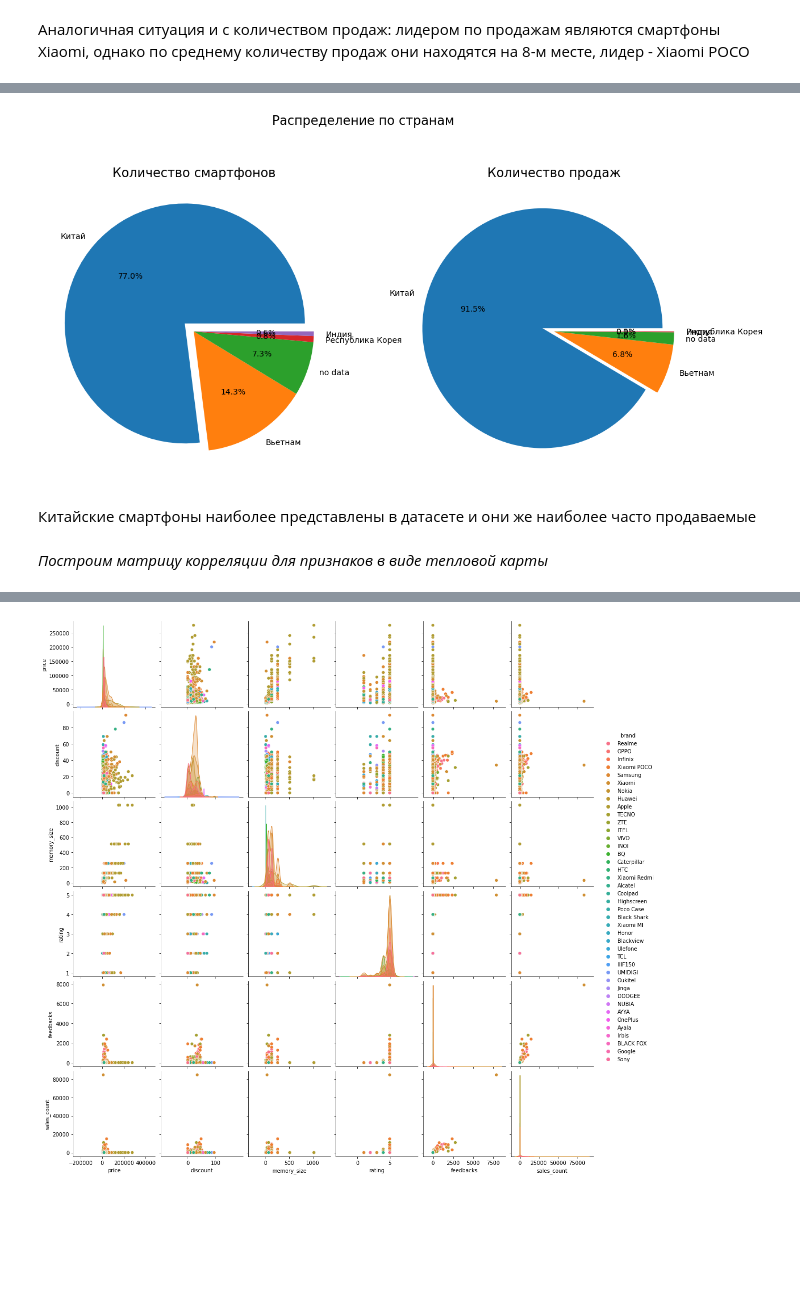
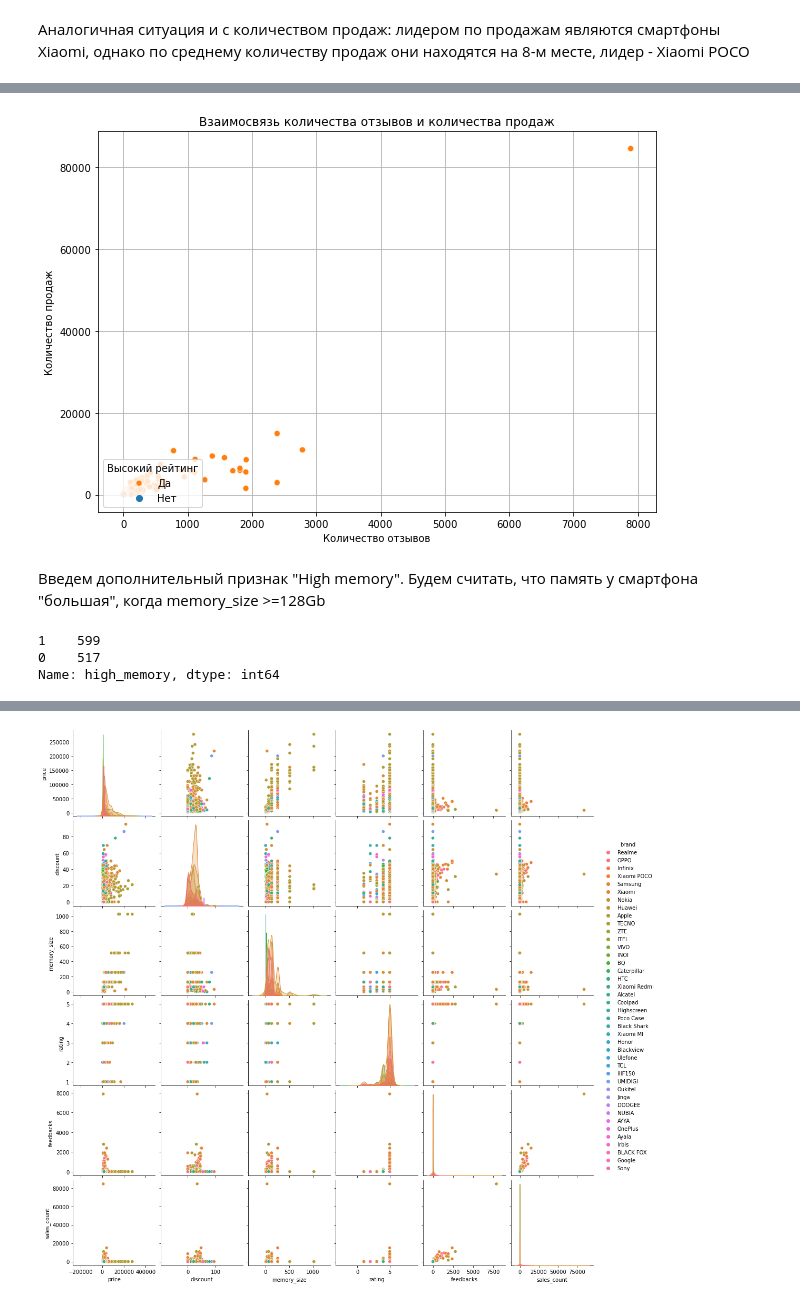
Before and after one commit to YurezSml/Dataton2022, a Jupyter notebook: DataAnalysisVisu.ipynb, the cells around one changed output, grey strips where cells are left out. Saved outputs shown, nothing was run; the diff lists cells and outputs as text; code cells hidden in the pictures; blank space fills up the shorter version.

Commit message:
Add files via upload
Обновлены Dataset_final_V4.csv, DataAnalysisVisu.ipynb, DataProcessing_2.ipynb после преобразования колонки 'CPUFreq'  в числовой формат

```diff
--- a/DataAnalysisVisu.ipynb
+++ b/DataAnalysisVisu.ipynb
@@ -239,28 +227,25 @@ Name: country, dtype: int64
-# %%
-fig, axes = plt.subplots(nrows=1, ncols=2, figsize=(15, 15))
-fig.suptitle('Распределение по странам', fontsize=16, y=0.75)
-
-countries_count = df['country'].value_counts()[:5]
-axes[0].pie(
-    countries_count,
-    labels=countries_count.index,
-    autopct='%.1f%%',
-    explode = [0.1, 0, 0, 0, 0]
-);
-axes[0].set_title('Количество смартфонов', fontsize=16)
-
-summ_feedbacks_by_brand = df.groupby(['country'])[['sales_count']].sum().reset_index()
-summ_feedbacks_by_brand = summ_feedbacks_by_brand.sort_values('sales_count', ascending=False)[:5]
-axes[1].pie(
-    summ_feedbacks_by_brand['sales_count'],
-    labels=summ_feedbacks_by_brand['country'],
-    autopct='%.1f%%',
-    explode = [0.1, 0, 0, 0, 0]
-)
-axes[1].set_title('Количество продаж', fontsize=16);
-# %% [output]
-[figure, removed]
-# %% [markdown]
-Китайские смартфоны наиболее представлены в датасете и они же наиболее часто продаваемые
-# %% [markdown]
-*Построим матрицу корреляции для признаков в виде тепловой карты*
+# %%
+fig = plt.figure(figsize=(10, 7))
+scatterplot = sns.scatterplot(
+    data=df,
+    x="feedbacks",
+    y="sales_count",
+    hue="high_rating")
+scatterplot.set_title('Взаимосвязь количества отзывов и количества продаж')
+scatterplot.set_xlabel('Количество отзывов')
+scatterplot.set_ylabel('Количество продаж')
+scatterplot.legend(title='Высокий рейтинг',
+                   loc='lower left',
+                   labels=['Да', 'Нет'])
+scatterplot.grid();
+# %% [output]
+[figure, added]
+# %% [markdown]
+Введем дополнительный признак "High memory". Будем считать, что память у смартфона "большая", когда memory_size >=128Gb
+# %%
+df['high_memory'] = np.where(df['memory_size'].isin([128, 256, 512, 1024]), 1, 0)
+df['high_memory'].value_counts()
+# %% [output]
+1    599
+0    517
+Name: high_memory, dtype: int64
```
Also changed, not shown: parts of 13 cells of this notebook, 2 other files.
